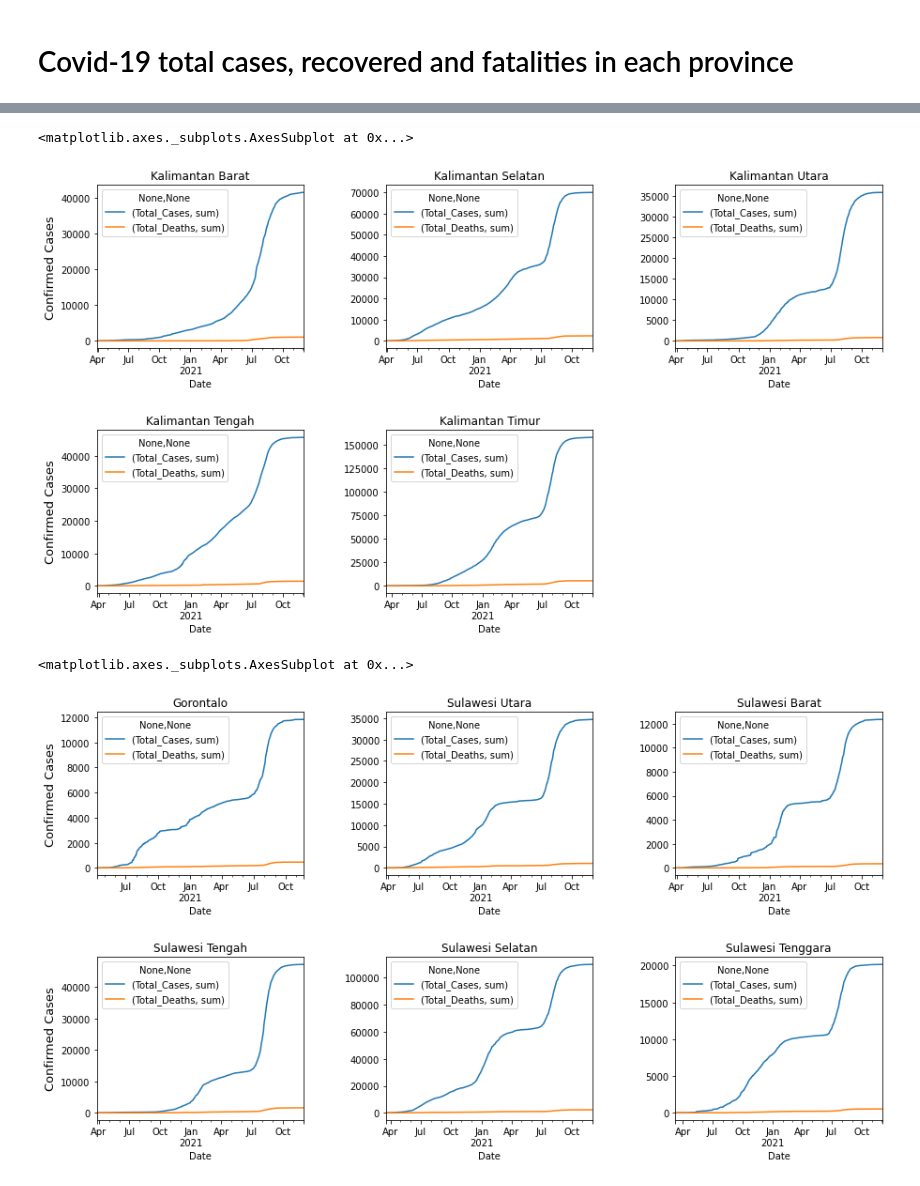
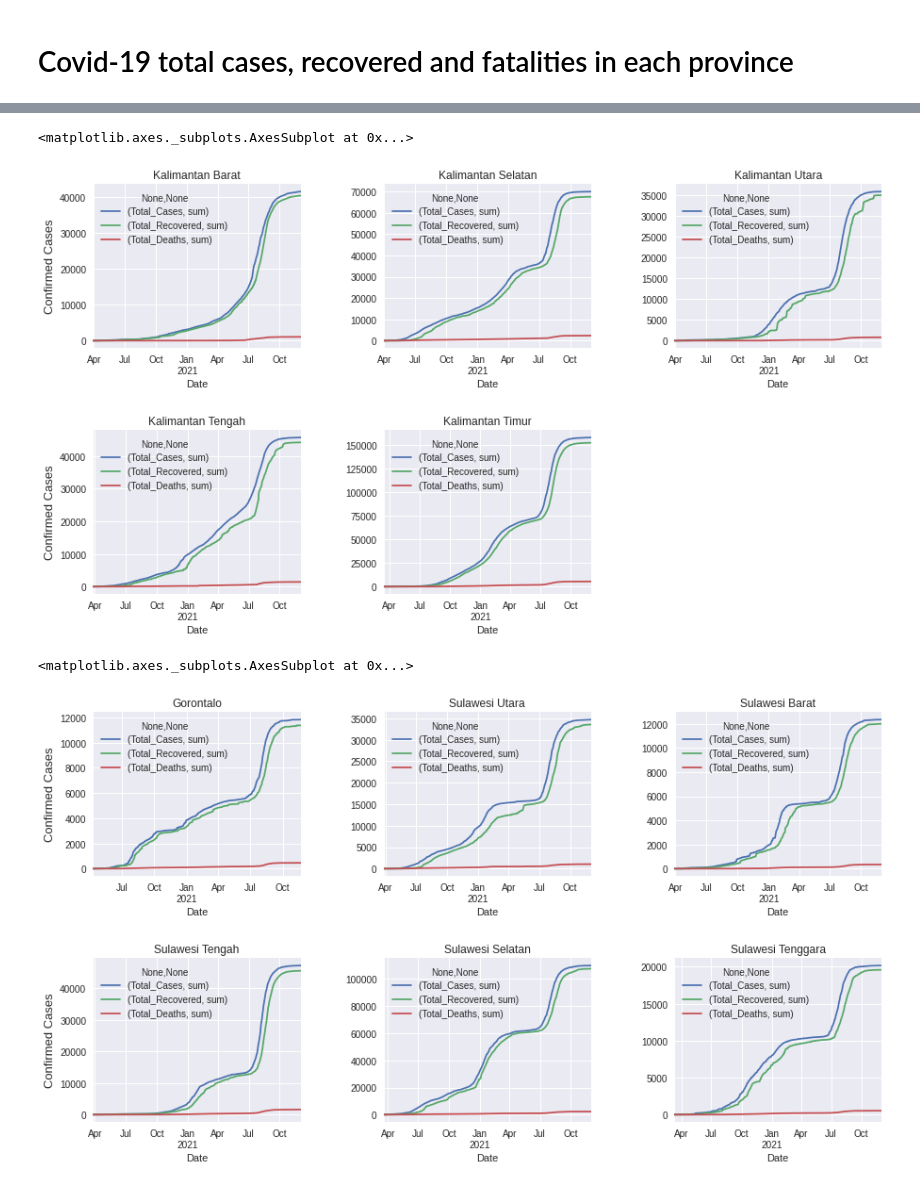
Before and after one commit to azizpambayun/project, a Jupyter notebook: covid_19_analysis_and_visualization_in_Indonesia.ipynb, the cells around one changed output, grey strips where cells are left out. Cells and saved outputs as stored; diff of their text form; code cells hidden in the pictures.

```diff
--- a/covid_19_analysis_and_visualization_in_Indonesia.ipynb
+++ b/covid_19_analysis_and_visualization_in_Indonesia.ipynb
@@ -155,6 +160,7 @@ recovered = covid[covid['Location_ISO_Code']=='IDN'].groupby(['Date']).agg({'Tot
 fatalities = covid[covid['Location_ISO_Code']=='IDN'].groupby(['Date']).agg({'Total_Deaths':['sum']})
 total = (confirmed_cases.join(recovered)).join(fatalities)
 
+plt.style.use('seaborn')
 total.plot(ax=plt.gca(), title='Indonesia', figsize =(8,6))
 # %% [output]
 <matplotlib.axes._subplots.AxesSubplot at 0x...>
@@ -213,6 +219,7 @@ fatalities_jatim = covid[covid['Location_ISO_Code']=='ID-JI'].groupby(['Date']).
 jatim = (cc_jatim.join(rec_jatim)).join(fatalities_jatim)
 
 plt.figure(figsize=(15,8))
+plt.style.use('seaborn')
 plt.subplot(2,3,1)
 plt.subplots_adjust(hspace=0.5, wspace=0.4)
 jakarta.plot(ax=plt.gca(), title='DKI Jakarta')
@@ -288,6 +295,7 @@ fatalities_bengkulu = covid[covid['Location_ISO_Code']=='ID-BE'].groupby(['Date'
 bengkulu = (cc_bengkulu.join(rec_bengkulu)).join(fatalities_bengkulu)
 
 plt.figure(figsize=(20,14))
+plt.style.use('seaborn')
 plt.subplot(3,4,1)
 plt.subplots_adjust(hspace=0.5, wspace=0.4)
 aceh.plot(ax=plt.gca(), title='Aceh')
@@ -327,25 +335,31 @@ bengkulu.plot(ax=plt.gca(), title='Bengkulu')
 # %%
 cc_kalbar = covid[covid['Location_ISO_Code']=='ID-KB'].groupby(['Date']).agg({'Total_Cases':['sum']})
+rec_kalbar = covid[covid['Location_ISO_Code']=='ID-KB'].groupby(['Date']).agg({'Total_Recovered':['sum']})
 fatalities_kalbar = covid[covid['Location_ISO_Code']=='ID-KB'].groupby(['Date']).agg({'Total_Deaths':['sum']})
-kalbar = cc_kalbar.join(fatalities_kalbar)
+kalbar = (cc_kalbar.join(rec_kalbar)).join(fatalities_kalbar)
 
 cc_kalsel = covid[covid['Location_ISO_Code']=='ID-KS'].groupby(['Date']).agg({'Total_Cases':['sum']})
+rec_kalsel = covid[covid['Location_ISO_Code']=='ID-KS'].groupby(['Date']).agg({'Total_Recovered':['sum']})
 fatalities_kalsel = covid[covid['Location_ISO_Code']=='ID-KS'].groupby(['Date']).agg({'Total_Deaths':['sum']})
-kalsel = cc_kalsel.join(fatalities_kalsel)
+kalsel = (cc_kalsel.join(rec_kalsel)).join(fatalities_kalsel)
 
 cc_kalut = covid[covid['Location_ISO_Code']=='ID-KU'].groupby(['Date']).agg({'Total_Cases':['sum']})
+rec_kalut = covid[covid['Location_ISO_Code']=='ID-KU'].groupby(['Date']).agg({'Total_Recovered':['sum']})
 fatalities_kalut = covid[covid['Location_ISO_Code']=='ID-KU'].groupby(['Date']).agg({'Total_Deaths':['sum']})
-kalut = cc_kalut.join(fatalities_kalut)
+kalut = (cc_kalut.join(rec_kalut)).join(fatalities_kalut)
 
 cc_kalteng = covid[covid['Location_ISO_Code']=='ID-KT'].groupby(['Date']).agg({'Total_Cases':['sum']})
+rec_kalteng = covid[covid['Location_ISO_Code']=='ID-KT'].groupby(['Date']).agg({'Total_Recovered':['sum']})
 fatalities_kalteng = covid[covid['Location_ISO_Code']=='ID-KT'].groupby(['Date']).agg({'Total_Deaths':['sum']})
-kalteng = cc_kalteng.join(fatalities_kalteng)
+kalteng = (cc_kalteng.join(rec_kalteng)).join(fatalities_kalteng)
 
 cc_kaltim = covid[covid['Location_ISO_Code']=='ID-KI'].groupby(['Date']).agg({'Total_Cases':['sum']})
+rec_kaltim = covid[covid['Location_ISO_Code']=='ID-KI'].groupby(['Date']).agg({'Total_Recovered':['sum']})
 fatalities_kaltim = covid[covid['Location_ISO_Code']=='ID-KI'].groupby(['Date']).agg({'Total_Deaths':['sum']})
-kaltim = cc_kaltim.join(fatalities_kaltim)
+kaltim = (cc_kaltim.join(rec_kaltim)).join(fatalities_kaltim)
 
 plt.figure(figsize=(15,8))
+plt.style.use('seaborn')
 plt.subplot(2,3,1)
 plt.subplots_adjust(hspace=0.5, wspace=0.4)
 kalbar.plot(ax=plt.gca(), title='Kalimantan Barat')
@@ -365,56 +379,63 @@ plt.subplot(2,3,5)
 kaltim.plot(ax=plt.gca(), title='Kalimantan Timur')
 # %% [output]
 <matplotlib.axes._subplots.AxesSubplot at 0x...>
-[figure, old version]
+[figure, new version]
 # %%
 cc_gorontalo = covid[covid['Location_ISO_Code']=='ID-GO'].groupby(['Date']).agg({'Total_Cases':['sum']})
+rec_gorontalo = covid[covid['Location_ISO_Code']=='ID-GO'].groupby(['Date']).agg({'Total_Recovered':['sum']})
 fatalities_gorontalo = covid[covid['Location_ISO_Code']=='ID-GO'].groupby(['Date']).agg({'Total_Deaths':['sum']})
-gorontalo = cc_gorontalo.join(fatalities_gorontalo)
+gorontalo = (cc_gorontalo.join(rec_gorontalo)).join(fatalities_gorontalo)
 
 cc_sulut = covid[covid['Location_ISO_Code']=='ID-SA'].groupby(['Date']).agg({'Total_Cases':['sum']})
+rec_sulut = covid[covid['Location_ISO_Code']=='ID-SA'].groupby(['Date']).agg({'Total_Recovered':['sum']})
 fatalities_sulut = covid[covid['Location_ISO_Code']=='ID-SA'].groupby(['Date']).agg({'Total_Deaths':['sum']})
-sulut = cc_sulut.join(fatalities_sulut)
+sulut = (cc_sulut.join(rec_sulut)).join(fatalities_sulut)
 
 cc_sulbar = covid[covid['Location_ISO_Code']=='ID-SR'].groupby(['Date']).agg({'Total_Cases':['sum']})
+rec_sulbar = covid[covid['Location_ISO_Code']=='ID-SR'].groupby(['Date']).agg({'Total_Recovered':['sum']})
 fatalities_sulbar = covid[covid['Location_ISO_Code']=='ID-SR'].groupby(['Date']).agg({'Total_Deaths':['sum']})
-sulbar = cc_sulbar.join(fatalities_sulbar)
+sulbar = (cc_sulbar.join(rec_sulbar)).join(fatalities_sulbar)
 
 cc_sulteng = covid[covid['Location_ISO_Code']=='ID-ST'].groupby(['Date']).agg({'Total_Cases':['sum']})
+rec_sulteng = covid[covid['Location_ISO_Code']=='ID-ST'].groupby(['Date']).agg({'Total_Recovered':['sum']})
 fatalities_sulteng = covid[covid['Location_ISO_Code']=='ID-ST'].groupby(['Date']).agg({'Total_Deaths':['sum']})
-sulteng = cc_sulteng.join(fatalities_sulteng)
+sulteng = (cc_sulteng.join(rec_sulteng)).join(fatalities_sulteng)
 
 cc_sulsel = covid[covid['Location_ISO_Code']=='ID-SN'].groupby(['Date']).agg({'Total_Cases':['sum']})
+rec_sulsel = covid[covid['Location_ISO_Code']=='ID-SN'].groupby(['Date']).agg({'Total_Recovered':['sum']})
 fatalities_sulsel = covid[covid['Location_ISO_Code']=='ID-SN'].groupby(['Date']).agg({'Total_Deaths':['sum']})
-sulsel = cc_sulsel.join(fatalities_sulsel)
+sulsel = (cc_sulsel.join(rec_sulsel)).join(fatalities_sulsel)
 
 cc_sultra = covid[covid['Location_ISO_Code']=='ID-SG'].groupby(['Date']).agg({'Total_Cases':['sum']})
+rec_sultra = covid[covid['Location_ISO_Code']=='ID-SG'].groupby(['Date']).agg({'Total_Recovered':['sum']})
 fatalities_sultra = covid[covid['Location_ISO_Code']=='ID-SG'].groupby(['Date']).agg({'Total_Deaths':['sum']})
-sultra = cc_sultra.join(fatalities_sultra)
+sultra = (cc_sultra.join(rec_sultra)).join(fatalities_sultra)
 
 plt.figure(figsize=(15,8))
+plt.style.use('seaborn')
 plt.subplot(2,3,1)
 plt.subplots_adjust(hspace=0.5, wspace=0.4)
 gorontalo.plot(ax=plt.gca(), title='Gorontalo')
 plt.ylabel('Confirmed Cases', size=13)
 
 plt.subplot(2,3,2)
 sulut.plot(ax=plt.gca(), title='Sulawesi Utara')
 
 plt.subplot(2,3,3)
 sulbar.plot(ax=plt.gca(), title='Sulawesi Barat')
 
 plt.subplot(2,3,4)
 sulteng.plot(ax=plt.gca(), title='Sulawesi Tengah')
 plt.ylabel('Confirmed Cases', size=13)
 
 plt.subplot(2,3,5)
 sulsel.plot(ax=plt.gca(), title='Sulawesi Selatan')
 
 plt.subplot(2,3,6)
 sultra.plot(ax=plt.gca(), title='Sulawesi Tenggara')
 # %% [output]
 <matplotlib.axes._subplots.AxesSubplot at 0x...>
-[figure, old version]
+[figure, new version]
 # %%
 cc_bali = covid[covid['Location_ISO_Code']=='ID-BA'].groupby(['Date']).agg({'Total_Cases':['sum']})
 fatalities_bali = covid[covid['Location_ISO_Code']=='ID-BA'].groupby(['Date']).agg({'Total_Deaths':['sum']})
```
Also changed, not shown: parts of 7 cells of this notebook.
